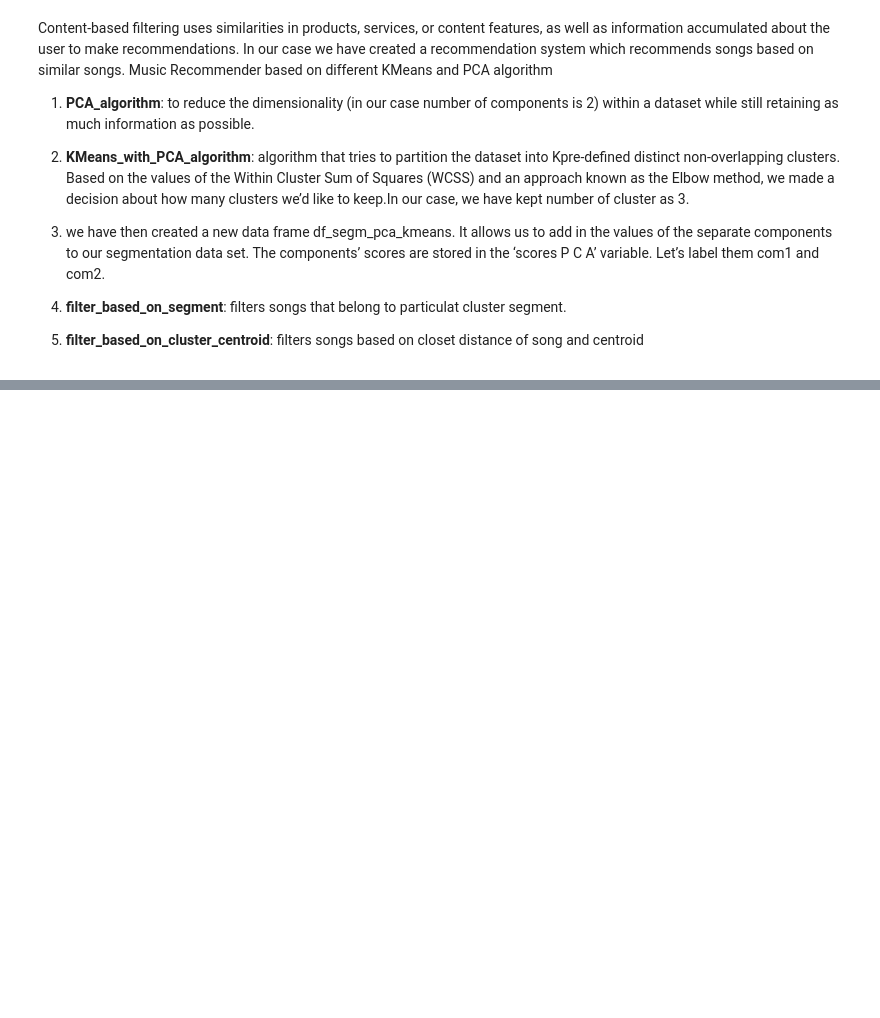
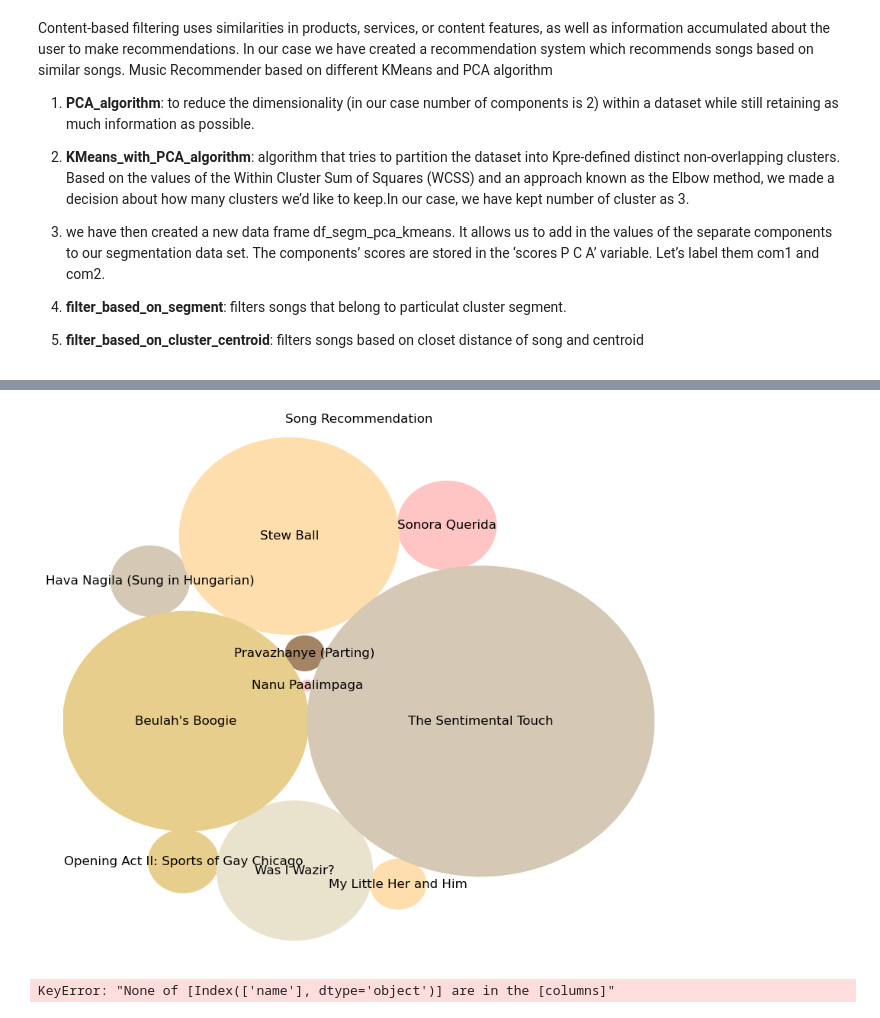
Before and after one commit to ssty/ML-ABKS-Music-Recommender-System, a Jupyter notebook: Notebooks/Content_Based.ipynb, the cells around one changed output, grey strips where cells are left out. Cells and saved outputs as stored; diff of their text form; code cells hidden in the pictures; blank space fills up the shorter version.

Commit message:
data visualization

```diff
--- a/Notebooks/Content_Based.ipynb
+++ b/Notebooks/Content_Based.ipynb
@@ -67,3 +103,4 @@ Recommends Top N song(s). In  our case, we have recommended top 10 songs
 # %%
-recommend_songs("3w3cxwYuR7ThpE8KVSys5x")
+recommend_songs_list = recommend_songs("3w3cxwYuR7ThpE8KVSys5x")
+recommend_songs_list
 # %% [output]
@@ -100,0 +146,64 @@ recommend_songs("3w3cxwYuR7ThpE8KVSys5x")
+# %%
+import matplotlib.pyplot as plt
+import pandas as pd
+import circlify
+from matplotlib.offsetbox import AnnotationBbox
+
+df = pd.DataFrame({'Name': recommend_songs_list,
+                   'Value': [1000, 500, 400, 200, 80, 50, 40, 25, 12, 1]})
+df = df.sort_values('Value')
+circles = circlify.circlify(df['Value'].tolist(),
+                            target_enclosure=circlify.Circle(x=0, y=0, r=1))
+
+fig, ax = plt.subplots(figsize=(10, 9))
+
+ax.set_title('Song Recommendation')
+ax.axis('off')
+
+lim = max(max(abs(circle.x) + circle.r, abs(circle.y) + circle.r, )
+          for circle in circles)
+ax.set_xlim(-lim, lim)
+ax.set_ylim(-lim, lim)
+
+labels = df['Name']
+colors = ['#ffc4c4','#a48465','#ffdead','#e7ce8c','#d5c9b6','#ffc4c4','#e9e3ce','#ffdead','#e7ce8c','#d5c9b6']
+for circle, label, color in zip(circles, labels, colors):
+    x, y, r = circle
+    ax.add_patch(plt.Circle((x, y), r, linewidth=2, color=color))
+    ax.annotate(label, (x, y), va='center', ha='center', size=12)
+plt.show()
+# %% [output]
+[figure, added]
+# %%
+import pandas as pd
+import numpy as np
+from sklearn.tree import DecisionTreeClassifier
+from sklearn.model_selection import train_test_split
+from sklearn.metrics import accuracy_score
+from sklearn import preprocessing
+le = preprocessing.LabelEncoder()
+
+dataset = tracks
+dataset.artists = dataset.artists.astype(str)
+
+for column in dataset.columns:
+    temp_new = le.fit_transform(dataset[column].astype('category'))
+    dataset.drop(labels=[column], axis="columns", inplace=True)
+    dataset[column] = temp_new
+
+X = dataset[["artists"]]
+Y = dataset[["name"]]
+
+model = DecisionTreeClassifier()
+X_train, X_test, Y_train, Y_test = train_test_split(X,Y,test_size=0.2)
+
+model.fit(X_train,Y_train)
+
+score = metrics.accuracy_score(Y_test,k_means.predict(X_test))
+print('Accuracy:{0:f}'.format(score))
+
+print(k_means.predict(X_test))
+print(k_means.labels_[:])
+print(y_test[:])
+# %% [output]
+KeyError: "None of [Index(['name'], dtype='object')] are in the [columns]"
```
Also changed, not shown: parts of 6 cells of this notebook.
